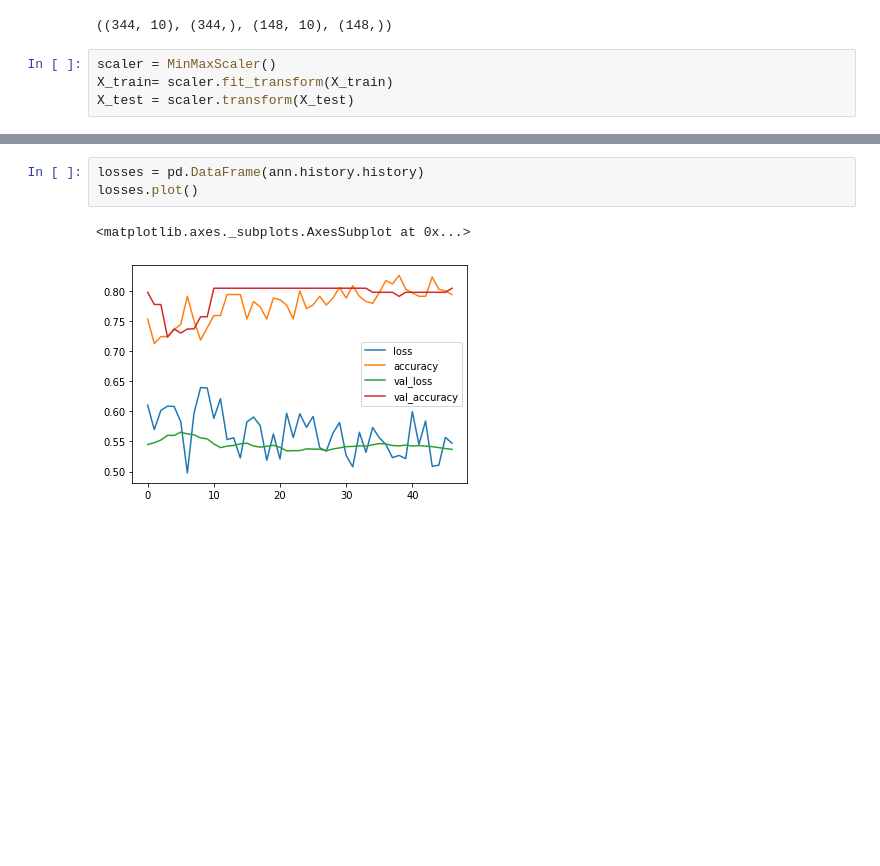
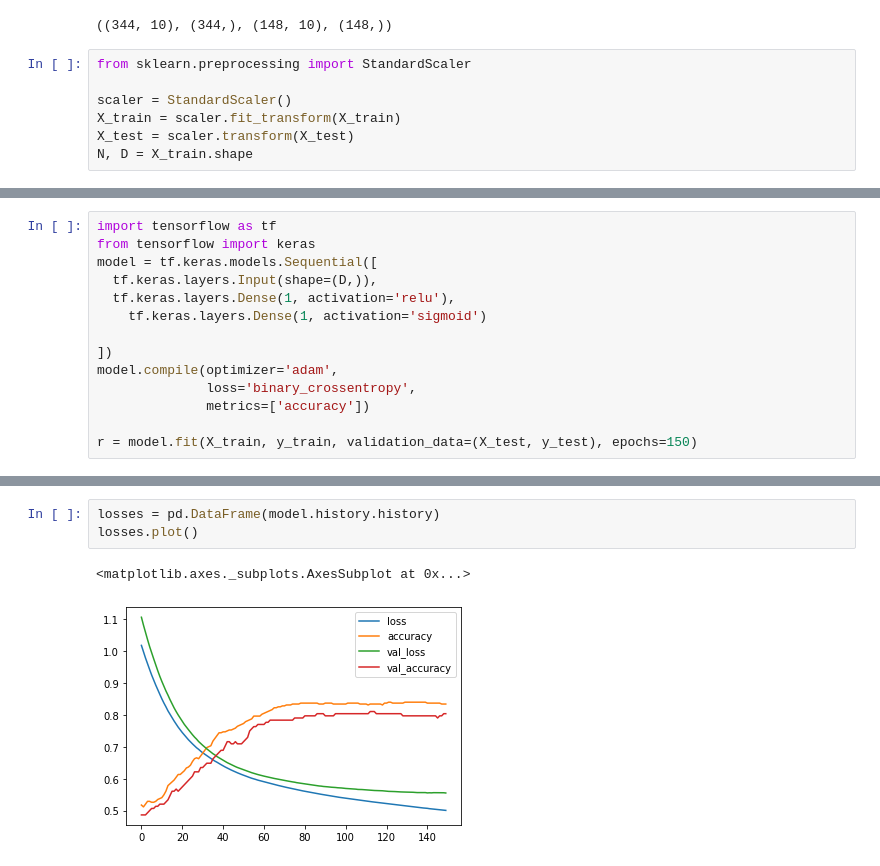
Before and after one commit to tigerjk726/Bumjoong, a Jupyter notebook: ANN.ipynb, the cells around one changed output, grey strips where cells are left out. Cells and saved outputs as stored; diff of their text form; blank space fills up the shorter version.

```diff
--- a/ANN.ipynb
+++ b/ANN.ipynb
@@ -149,6 +117,9 @@ X_train.shape, y_train.shape, X_test.shape, y_test.shape
 # %% [output]
 ((344, 10), (344,), (148, 10), (148,))
 # %%
-scaler = MinMaxScaler()
-X_train= scaler.fit_transform(X_train)
+from sklearn.preprocessing import StandardScaler
+
+scaler = StandardScaler()
+X_train = scaler.fit_transform(X_train)
 X_test = scaler.transform(X_test)
+N, D = X_train.shape
@@ -248,0 +126,14 @@ _________________________________________________________________
+# %%
+import tensorflow as tf
+from tensorflow import keras
+model = tf.keras.models.Sequential([
+  tf.keras.layers.Input(shape=(D,)),
+  tf.keras.layers.Dense(1, activation='relu'),
+    tf.keras.layers.Dense(1, activation='sigmoid')
+
+])
+model.compile(optimizer='adam',
+              loss='binary_crossentropy',
+              metrics=['accuracy'])
+
+r = model.fit(X_train, y_train, validation_data=(X_test, y_test), epochs=150)
@@ -249,6 +158,6 @@ _________________________________________________________________
 # %%
-losses = pd.DataFrame(ann.history.history)
+losses = pd.DataFrame(model.history.history)
 losses.plot()
 # %% [output]
 <matplotlib.axes._subplots.AxesSubplot at 0x...>
-[figure, old version]
+[figure, new version]
```
Also changed, not shown: parts of 11 cells of this notebook.
